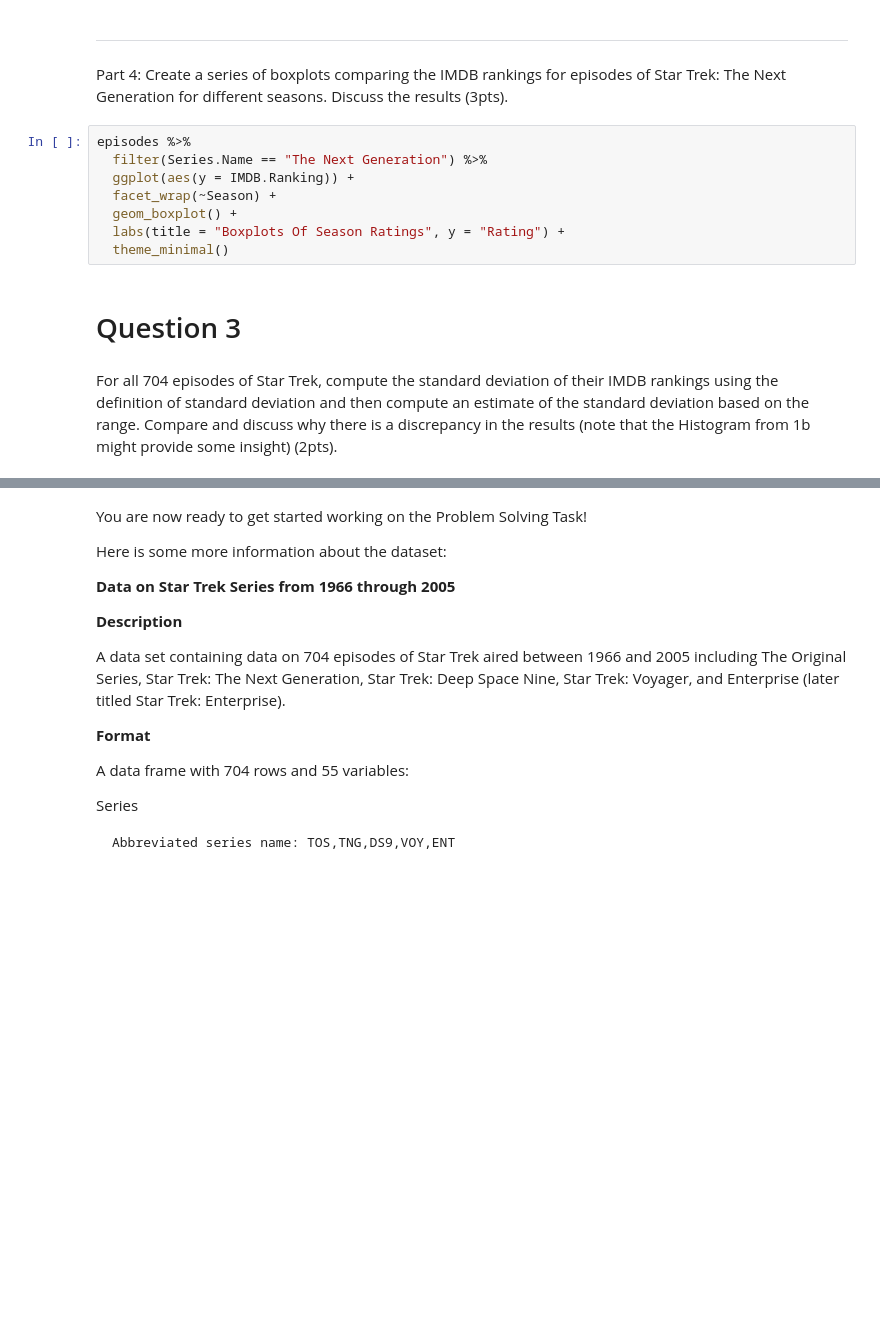
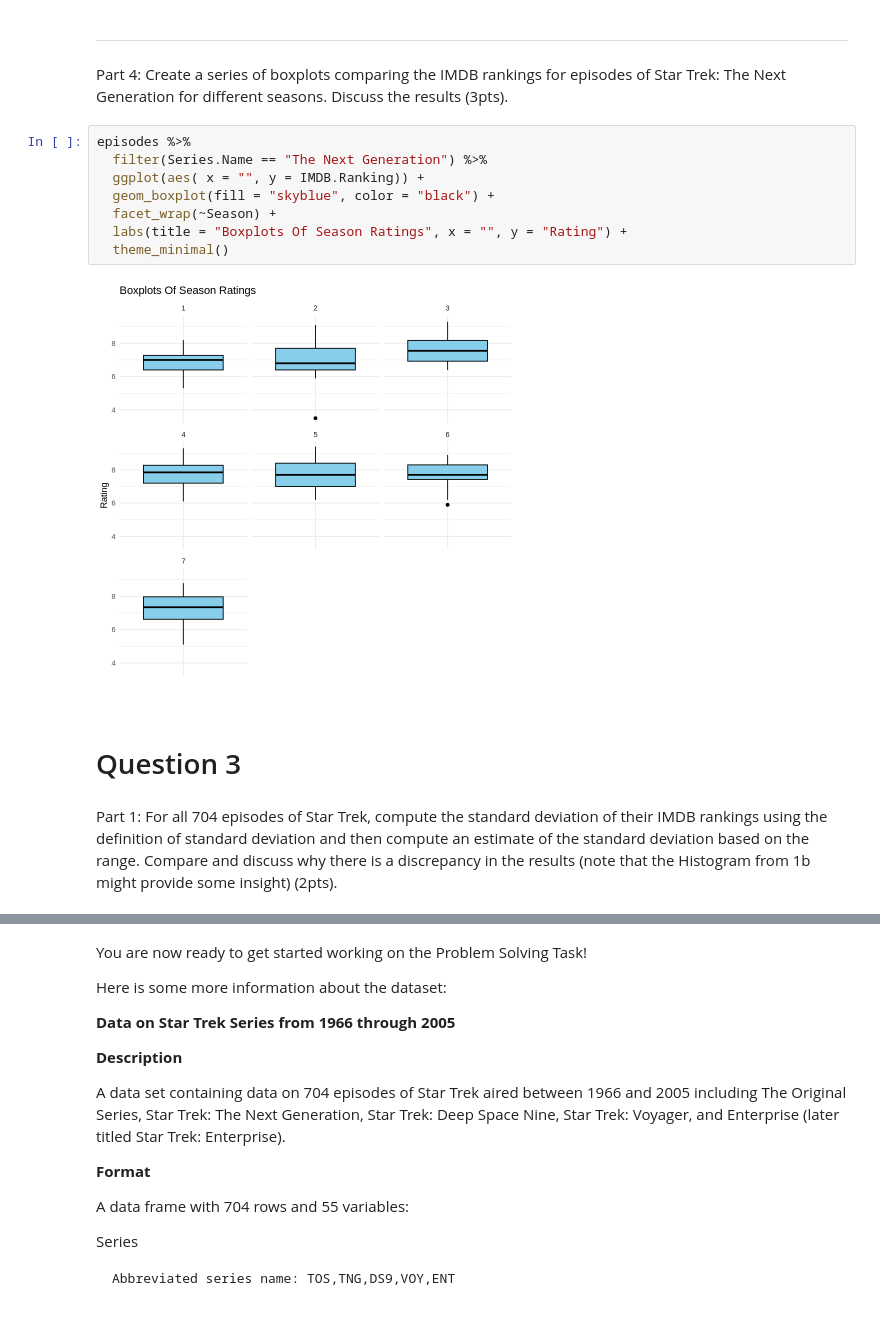
Before and after one commit to BaileyZischke/SpooderMan8.github.io, a Jupyter notebook: notebooks/psts/Assignment1.ipynb, the cells around one changed output, grey strips where cells are left out. Cells and saved outputs as stored; diff of their text form; blank space fills up the shorter version.

```diff
--- a/notebooks/psts/Assignment1.ipynb
+++ b/notebooks/psts/Assignment1.ipynb
@@ -148,12 +167,14 @@ Part 4: Create a series of boxplots comparing the IMDB rankings for episodes of
 # %%
 episodes %>%
   filter(Series.Name == "The Next Generation") %>%
-  ggplot(aes(y = IMDB.Ranking)) +
+  ggplot(aes( x = "", y = IMDB.Ranking)) +
+  geom_boxplot(fill = "skyblue", color = "black") +
   facet_wrap(~Season) +
-  geom_boxplot() +
-  labs(title = "Boxplots Of Season Ratings", y = "Rating") +
+  labs(title = "Boxplots Of Season Ratings", x = "", y = "Rating") +
   theme_minimal()
+# %% [output]
+[figure, added]
 # %% [markdown]
 # Question 3
 # %% [markdown]
-For all 704 episodes of Star Trek, compute the standard deviation of their IMDB rankings using the definition of standard deviation and then compute an estimate of the standard deviation based on the range. Compare and discuss why there is a discrepancy in the results (note that the Histogram from 1b might provide some insight) (2pts).
+Part 1: For all 704 episodes of Star Trek, compute the standard deviation of their IMDB rankings using the definition of standard deviation and then compute an estimate of the standard deviation based on the range. Compare and discuss why there is a discrepancy in the results (note that the Histogram from 1b might provide some insight) (2pts).
```
Also changed, not shown: parts of 11 cells of this notebook.
